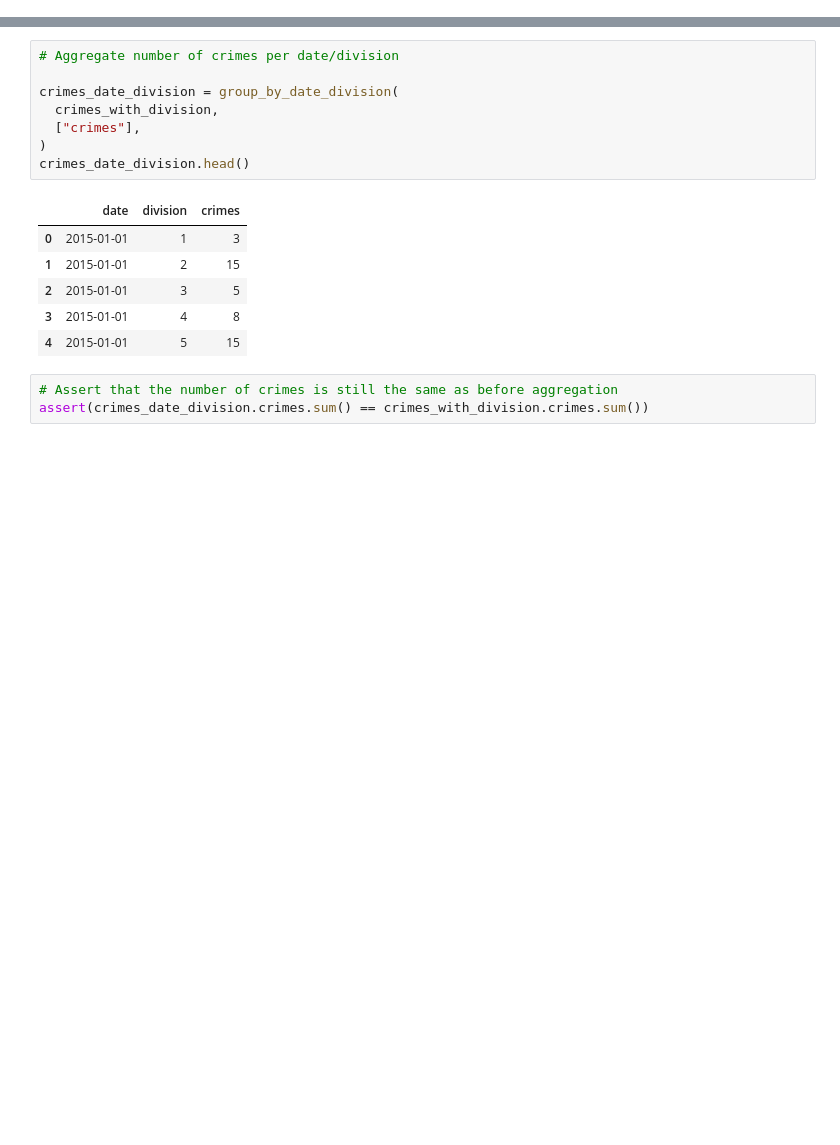
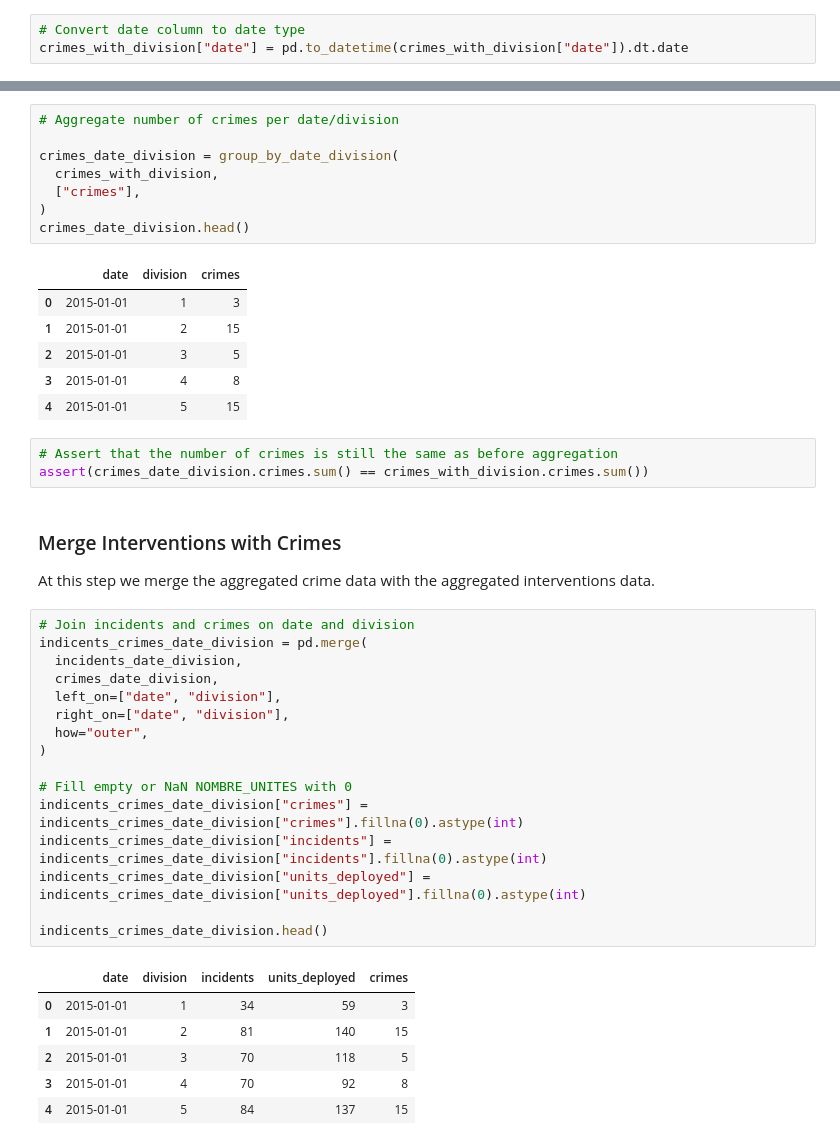
Before and after one commit to naderghanbari/mcgill-capstone, a Jupyter notebook: mcgill_capstone.ipynb, the cells around one changed output, grey strips where cells are left out. Cells and saved outputs as stored; diff of their text form; blank space fills up the shorter version.

Commit message:
Merge crimes and incidents per date and division

```diff
--- a/mcgill_capstone.ipynb
+++ b/mcgill_capstone.ipynb
@@ -360,3 +363,6 @@ crimes_with_division.head()
 | 12 | 2018-01-10 | 45.569087 | -73.629772 | POINT (-73.62977 45.56909) | 9 | 4 |
 | 13 | 2018-11-12 | 45.569087 | -73.629772 | POINT (-73.62977 45.56909) | 9 | 4 |
 | 14 | 2018-08-15 | 45.569087 | -73.629772 | POINT (-73.62977 45.56909) | 9 | 4 |
+# %%
+# Convert date column to date type
+crimes_with_division["date"] = pd.to_datetime(crimes_with_division["date"]).dt.date
@@ -389,3 +399,30 @@ crimes_date_division.head()
 # %%
 # Assert that the number of crimes is still the same as before aggregation
 assert(crimes_date_division.crimes.sum() == crimes_with_division.crimes.sum())
+# %% [markdown]
+### Merge Interventions with Crimes
+At this step we merge the aggregated crime
+data with the aggregated interventions data.
+# %%
+# Join incidents and crimes on date and division
+indicents_crimes_date_division = pd.merge(
+  incidents_date_division,
+  crimes_date_division,
+  left_on=["date", "division"],
+  right_on=["date", "division"],
+  how="outer",
+)
+
+# Fill empty or NaN NOMBRE_UNITES with 0
+indicents_crimes_date_division["crimes"] = indicents_crimes_date_division["crimes"].fillna(0).astype(int)
+indicents_crimes_date_division["incidents"] = indicents_crimes_date_division["incidents"].fillna(0).astype(int)
+indicents_crimes_date_division["units_deployed"] = indicents_crimes_date_division["units_deployed"].fillna(0).astype(int)
+
+indicents_crimes_date_division.head()
+# %% [output]
+|  | date | division | incidents | units_deployed | crimes |
+| 0 | 2015-01-01 | 1 | 34 | 59 | 3 |
+| 1 | 2015-01-01 | 2 | 81 | 140 | 15 |
+| 2 | 2015-01-01 | 3 | 70 | 118 | 5 |
+| 3 | 2015-01-01 | 4 | 70 | 92 | 8 |
+| 4 | 2015-01-01 | 5 | 84 | 137 | 15 |
```
Also changed, not shown: parts of 3 cells of this notebook.
